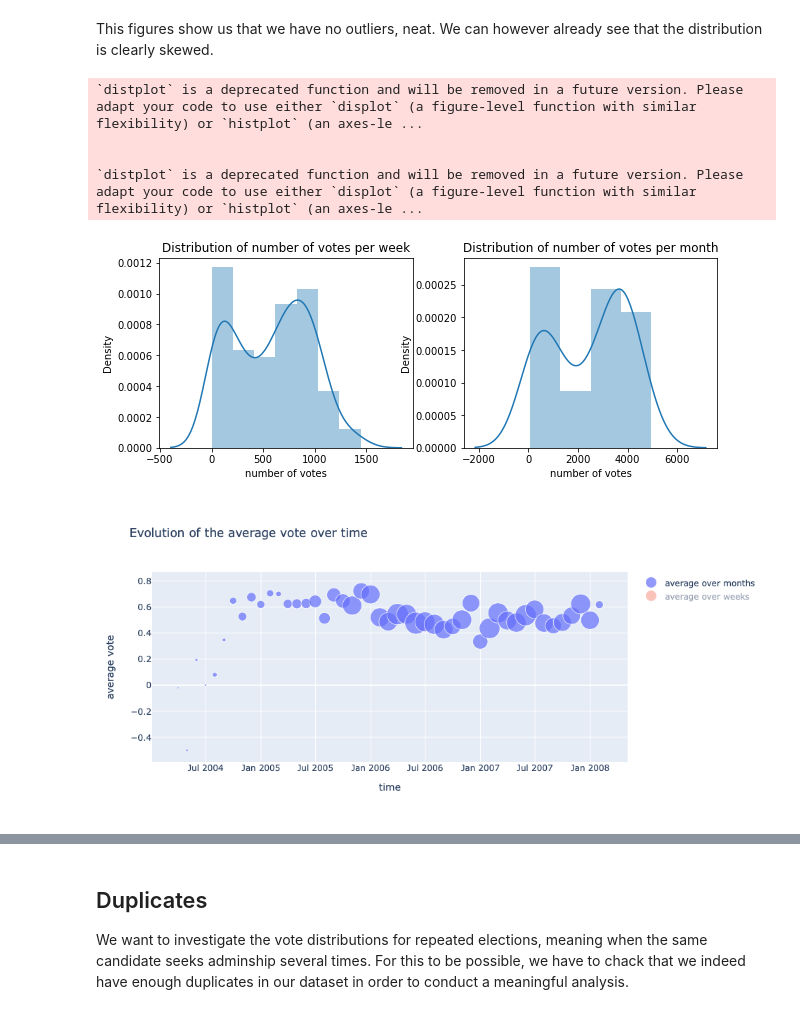
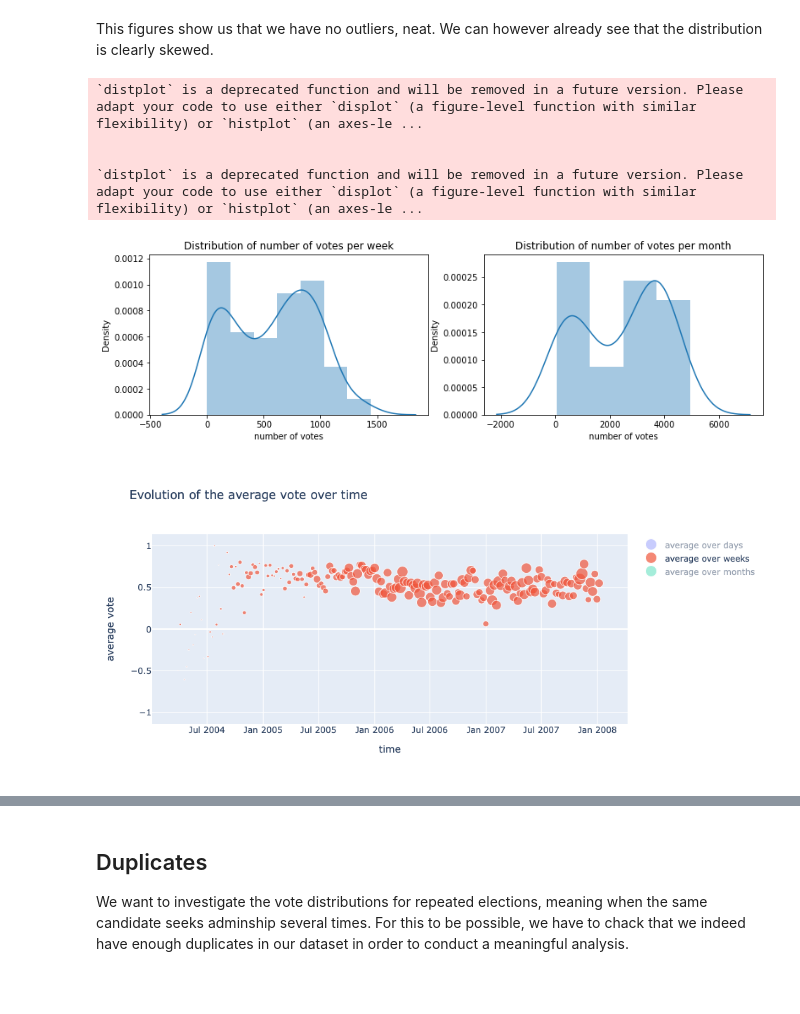
Before and after one commit to epfl-ada/ada-2020-project-milestone-p3-p3_yo-banana-boy, a Jupyter notebook: main.ipynb, the cells around one changed output, grey strips where cells are left out. Cells and saved outputs as stored; diff of their text form; code cells hidden in the pictures; blank space fills up the shorter version.

Commit message:
work on time analysis votes

```diff
--- a/main.ipynb
+++ b/main.ipynb
@@ -372,36 +406,36 @@ This figures show us that we have no outliers, neat. We can however already see
 # %%
 import seaborn as sns
 count_per_week
 
-fig , (ax1, ax2) = plt.subplots(1,2, figsize = (10,3.5))
+fig , (ax1, ax2) = plt.subplots(1,2, figsize = (13,3.5))
 sns.distplot(count_per_week, hist=True, label='per week', ax=ax1)
 sns.distplot(count_per_month, hist=True, label='per month', ax=ax2)
 ax1.set_xlabel('number of votes')
 ax1.set_title('Distribution of number of votes per week')
 ax2.set_xlabel('number of votes')
 ax2.set_title('Distribution of number of votes per month')
 
 plt.show()
 #WHAT DO WE GET FROM THIS? :/ could interpret as 2 sep pattern of counts (double peak distribution)
 # %% [output]
 `distplot` is a deprecated function and will be removed in a future version. Please adapt your code to use either `displot` (a figure-level function with similar flexibility) or `histplot` (an axes-le ...
 
 
 `distplot` is a deprecated function and will be removed in a future version. Please adapt your code to use either `displot` (a figure-level function with similar flexibility) or `histplot` (an axes-le ...
-[figure, old version]
+[figure, new version]
 # %%
 #import plotly.express as px
-
 fig = go.Figure()
 
 fig.add_trace(go.Scatter(
-    x= sign_avg_month.index,
-    y= sign_avg_month['vote'],
-    name="average over months",
-    marker_size=sign_avg_month['count'],
+    x= sign_avg_day.index,
+    y= sign_avg_day['vote'],
+    name="average over days",
+    marker_size=sign_avg_day['count'],
+    visible = 'legendonly',
     hovertemplate =
     '<br><b>Date </b>: %{x}'+
-    '<br><b>Average vote </b>: %{y}'+
+    '<br><b>Average vote </b>: %{y:.2f}'+
     '<br><b>Number of votes </b>: %{marker_size}<br>'
 ))
 
@@ -410,11 +444,23 @@ fig.add_trace(go.Scatter(
     x= sign_avg_week.index,
     y= sign_avg_week['vote'],
     name="average over weeks",
-    visible = 'legendonly',
     marker_size=sign_avg_week['count'],
     hovertemplate =
     '<br><b>Date </b>: %{x}'+
-    '<br><b>Average vote </b>: %{y}'+
+    '<br><b>Average vote </b>: %{y:.2f}'+
+    '<br><b>Number of votes </b>: %{marker_size}<br>'
+))
+
+
+fig.add_trace(go.Scatter(
+    x= sign_avg_month.index,
+    y= sign_avg_month['vote'],
+    name="average over months",
+    marker_size=sign_avg_month['count'],
+    visible = 'legendonly',
+    hovertemplate =
+    '<br><b>Date </b>: %{x}'+
+    '<br><b>Average vote </b>: %{y:.2f}'+
     '<br><b>Number of votes </b>: %{marker_size}<br>'
 ))
 
@@ -430,5 +476,5 @@ fig.update_traces(
             'sizeref':10})
 fig.show()
 # %% [output]
-[figure, old version]
+[figure, new version]
 # %% [markdown]
```
Also changed, not shown: parts of 13 cells of this notebook.
